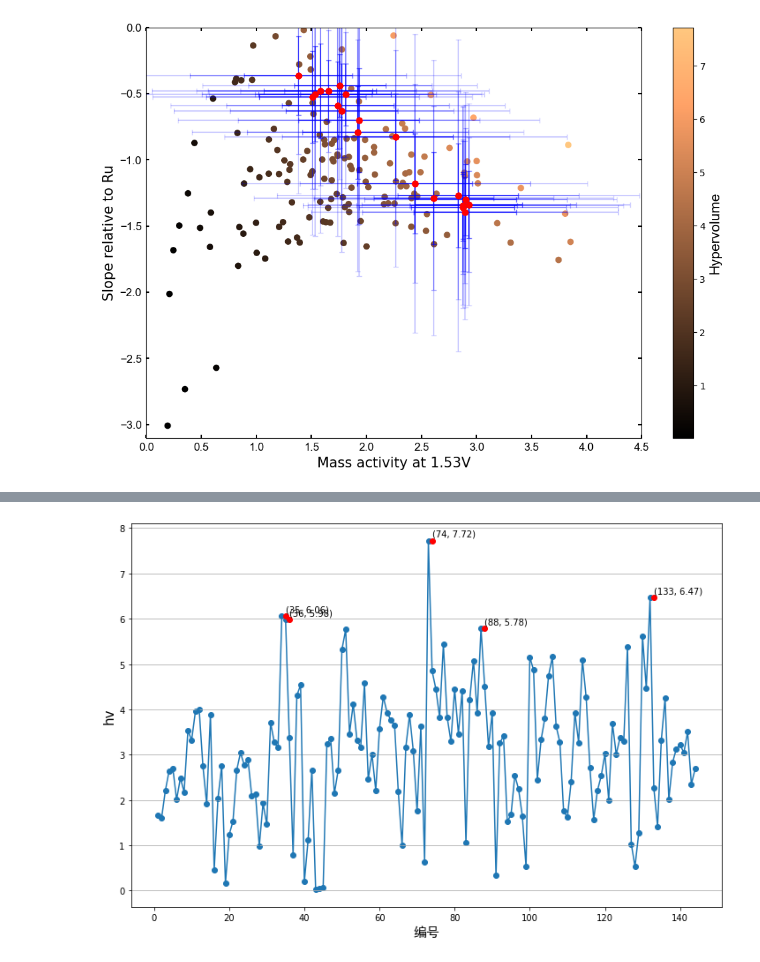
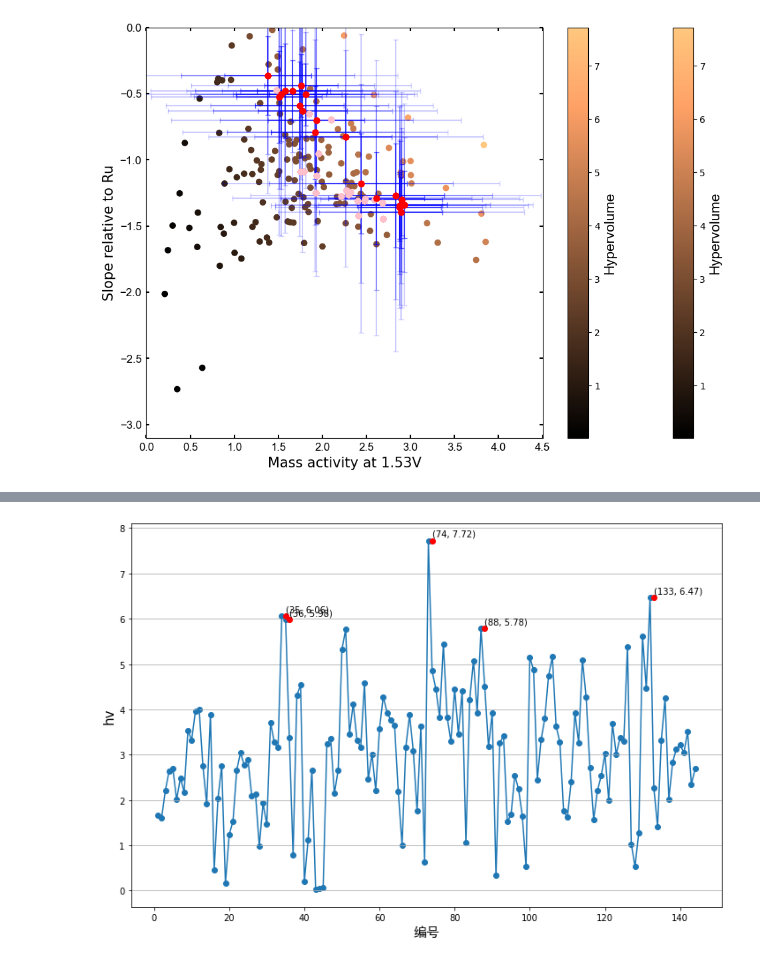
Before and after one commit to zonszer/ML-NP-design_test, a Jupyter notebook: 画图.ipynb, the cells around one changed output, grey strips where cells are left out. Drawn from its saved outputs; the diff is of its cells as text; code cells hidden in the pictures.

```diff
--- a/画图.ipynb
+++ b/画图.ipynb
@@ -4,7 +4,7 @@ import numpy as np
 import matplotlib.pyplot as plt
 # %%
 
-df = pd.read_excel('huatu.xlsx', header=0)
+df = pd.read_excel('huatu_origin.xlsx', header=0)
 df = df.drop(0)
 # %%
 
@@ -35,36 +35,74 @@ import numpy as np
 fig = plt.figure(figsize=(12, 8))
 
 # Plot reference point
-plt.scatter(ref_point[0], ref_point[1], color='black')
+# plt.scatter(ref_point[0], ref_point[1], color='black')
 
 # Set x-axis limits and ticks
 plt.xlim(0, 4.5)
 plt.xticks([0, 0.5, 1, 1.5, 2, 2.5, 3, 3.5, 4, 4.5], fontsize=15, fontname='Arial')
 plt.gca().xaxis.set_minor_locator(plt.MultipleLocator(0.5))
 plt.tick_params(axis='x', which='both', bottom=True, top=True, labelbottom=True, direction='in', width=1.5, labelsize=12, pad=5)
 
 # Set y-axis limits and ticks
 plt.ylim(-3.1, 0)
 plt.yticks([-3, -2.5, -2, -1.5, -1, -0.5, 0], fontsize=15, fontname='Arial')
 plt.gca().yaxis.set_minor_locator(plt.MultipleLocator(0.5))
 plt.tick_params(axis='y', which='both', left=True, right=True, labelleft=True, direction='in', width=1.5, labelsize=12, pad=5)
 
 # Plot scatter points and color map
 sc_copper = plt.scatter(y1, y2, c=hv, cmap=plt.cm.get_cmap('copper'))
 sc_red = plt.scatter(y1_new, y2_new, color='red')
 cbar = plt.colorbar(sc_copper)
 cbar.set_label('Hypervolume', fontsize=15, fontname='Arial')
 
 # Plot error bars
 for i in [1, 2, 3]:
-    plt.errorbar(y1_new, y2_new, xerr=i * np.sqrt(y1_var), yerr=i * np.sqrt(y2_var), fmt='o', color='red', ecolor=(0, 0, 1, 0.6 / i), capsize=3)
+    plt.errorbar(y1_new, y2_new, fmt='o', color='pink', capsize=3)
 
 # Set axis labels
 plt.xlabel('Mass activity at 1.53V', fontsize=15)
 plt.ylabel('Slope relative to Ru', fontsize=15)
 
+
+#===============================================
+df = pd.read_excel('huatu.xlsx', header=0)
+df = df.drop(0)
+
+y1 = df.iloc[:, 0]
+y2 = df.iloc[:, 1]
+hv = df.iloc[:, 2]
+
+y1_new = df.iloc[:, 4]
+y2_new = df.iloc[:, 5]
+hv_new = df.iloc[:, 8]
+
+y1_var = df.iloc[:, 6]
+y2_var = df.iloc[:, 7]
+
+y1_new = y1_new.values[~np.isnan(y1_new.values)]
+y2_new = y2_new .values[~np.isnan(y2_new.values)]
+hv_new = hv_new.values[~np.isnan(hv_new.values)]
+
+y1_var = y1_var.values[~np.isnan(y1_var.values)]
+y2_var = y2_var.values[~np.isnan(y2_var.values)]
+
+
+ref_point = [ 0.1895, -3.0066]
+
+
+# Plot scatter points and color map
+sc_red = plt.scatter(y1_new, y2_new, color='red')
+cbar = plt.colorbar(sc_copper)
+cbar.set_label('Hypervolume', fontsize=15, fontname='Arial')
+
+# Plot error bars
+for i in [1, 2, 3]:
+    plt.errorbar(y1_new, y2_new, xerr=i * np.sqrt(y1_var), yerr=i * np.sqrt(y2_var), fmt='o', color='red', ecolor=(0, 0, 1, 0.6 / i), capsize=3)
+#===============================================
+
+
 # Show plot
 plt.savefig("OER_pred-scatter.svg", format='svg')
-plt.show()
+# plt.show()
 # %% [output]
-[figure, old version]
+[figure, new version]
```
Also changed, not shown: parts of 2 cells of this notebook, 9 other files.
